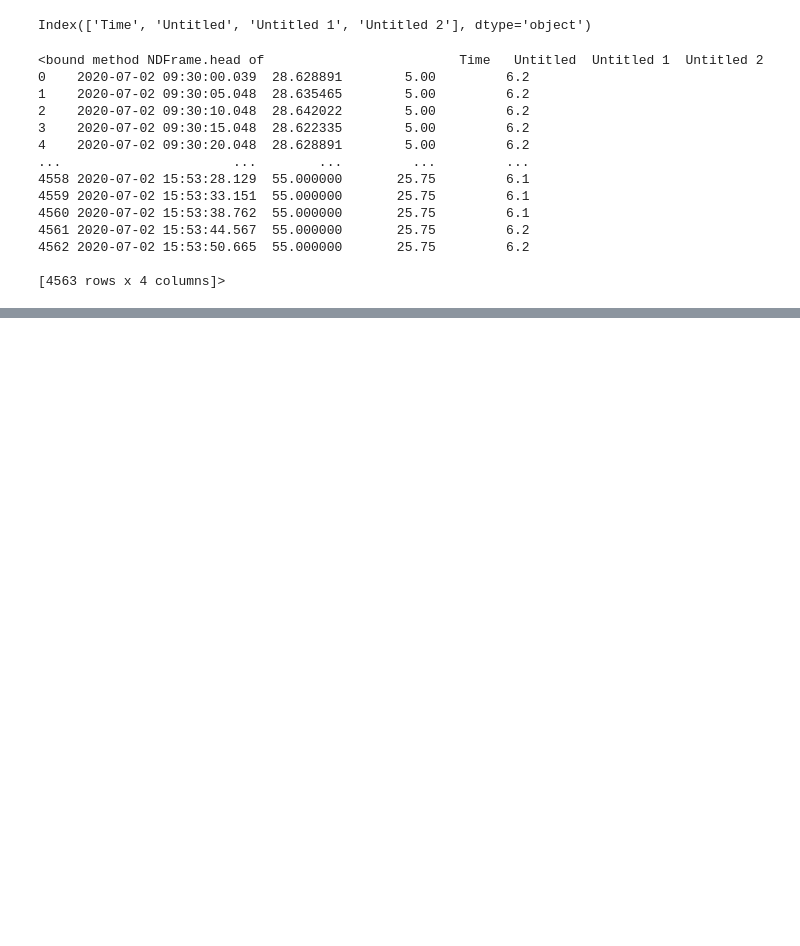
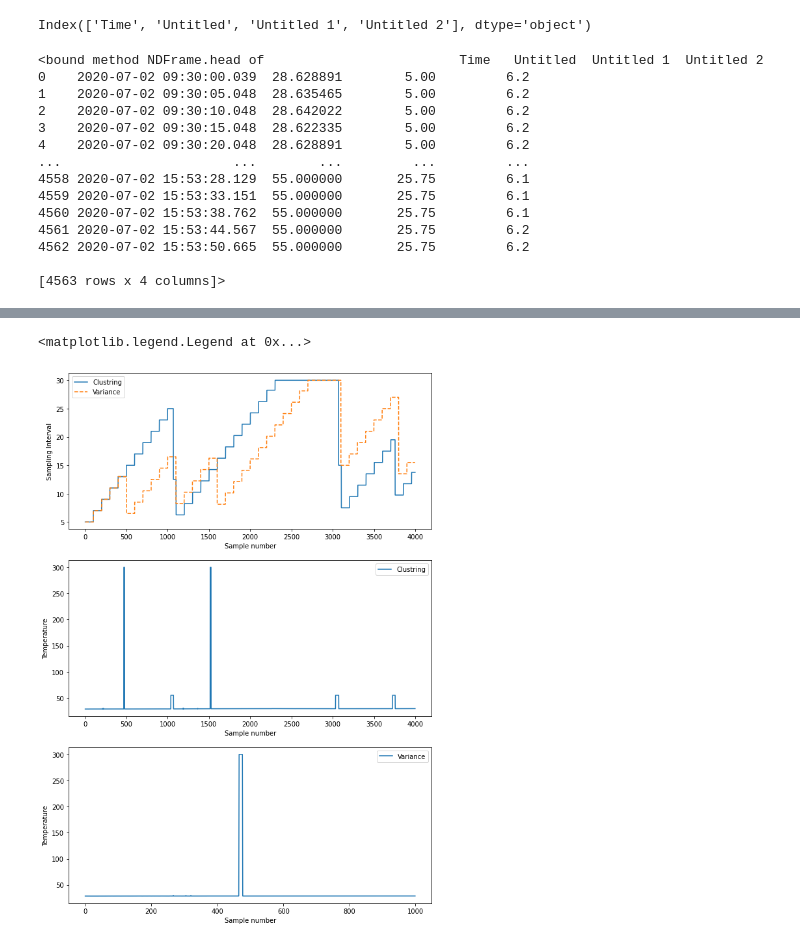
Before and after one commit to ssunilkumar/intro_test, a Jupyter notebook: clustering.ipynb, the cells around one changed output, grey strips where cells are left out. Cells and saved outputs as stored; diff of their text form; code cells hidden in the pictures; blank space fills up the shorter version.

```diff
--- a/clustering.ipynb
+++ b/clustering.ipynb
@@ -79,0 +85,18 @@ Processing triggers for libc-bin (2.27-3ubuntu1) ...
+# %%
+fig1,ax1=plt.subplots(3,1,figsize=(10,15))
+ax1[0].plot(Adp_file1['Untitled 1'][0:4000],label='Clustring')
+ax1[0].plot(Adp_file2['Untitled 2'][0:4000],label='Variance',linestyle='dashed')
+ax1[0].set_xlabel('Sample number')
+ax1[0].set_ylabel('Sampling Interval')
+ax1[0].legend()
+ax1[1].plot(Adp_file1['Untitled'][0:4000],label='Clustring')
+ax1[2].plot(Adp_file2['Untitled'][0:1000],label='Variance')
+ax1[1].set_xlabel('Sample number')
+ax1[1].set_ylabel('Temperature')
+ax1[2].set_xlabel('Sample number')
+ax1[2].set_ylabel('Temperature')
+ax1[1].legend()
+ax1[2].legend()
+# %% [output]
+<matplotlib.legend.Legend at 0x...>
+[figure, added]
```
Also changed, not shown: parts of 9 cells of this notebook.
